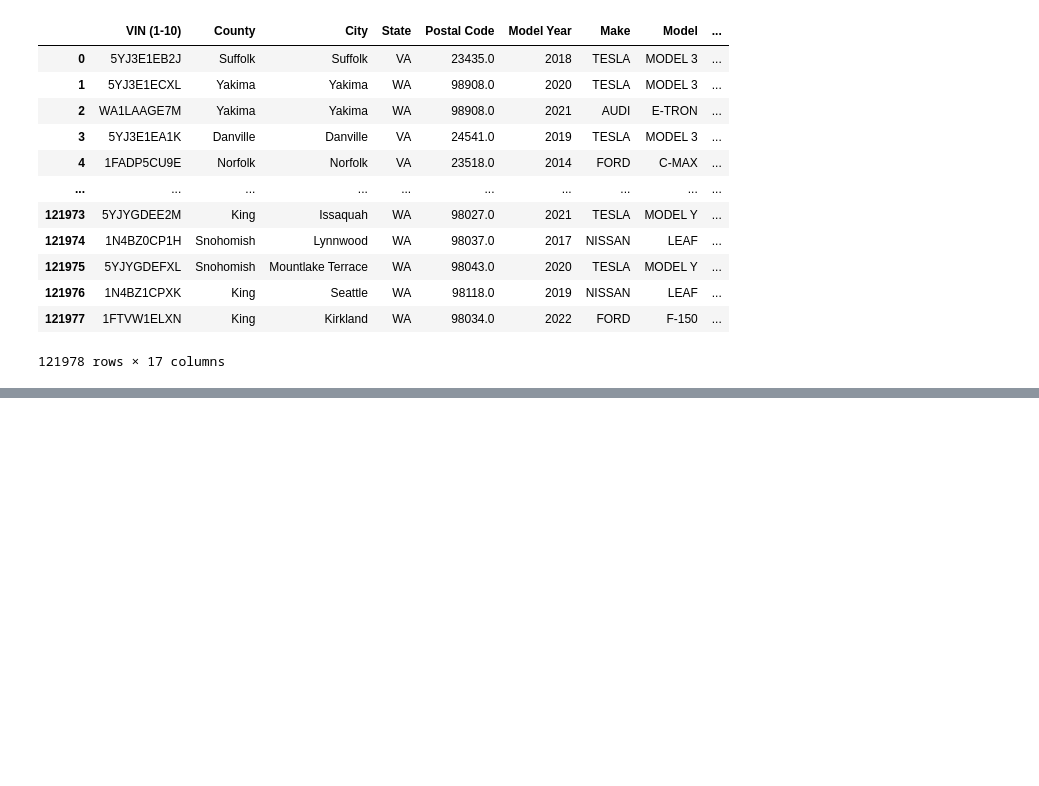
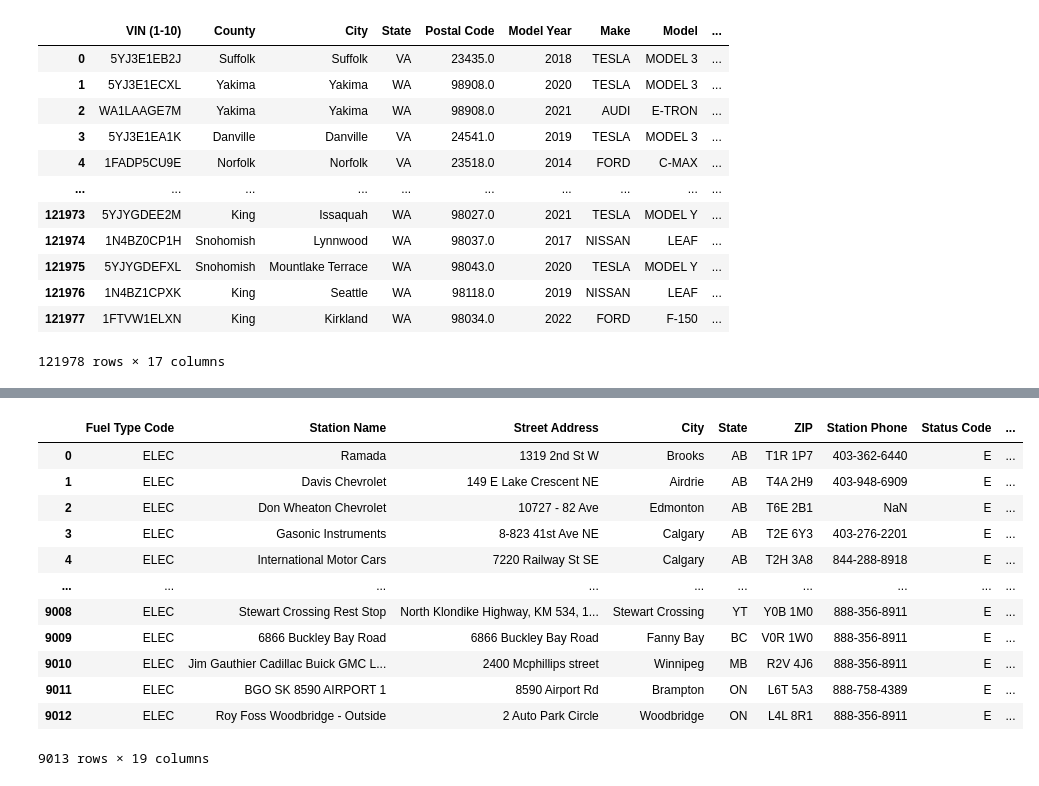
Before and after one commit to HarshDave707/DAB-103, a Jupyter notebook: dab_103.ipynb, the cells around one changed output, grey strips where cells are left out. Saved outputs shown, nothing was run; the diff lists cells and outputs as text; code cells hidden in the pictures; blank space fills up the shorter version.

```diff
--- a/dab_103.ipynb
+++ b/dab_103.ipynb
@@ -50,0 +112,35 @@ charging_station_vehicle_df
+# %%
+charging_station_vehicle_df.drop(columns=['Intersection Directions', 'Plus4', 'Expected Date',
+                                          'Groups With Access Code', 'Cards Accepted', 'BD Blends',
+                                          'NG Fill Type Code', 'NG PSI', 'EV Other Info',
+                                          'EV Network', 'EV Network Web', 'Date Last Confirmed',
+                                          'Updated At', 'Federal Agency ID', 'Federal Agency Name',
+                                          'Open Date', 'Hydrogen Status Link', 'NG Vehicle Class',
+                                          'LPG Primary', 'E85 Blender Pump', 'Intersection Directions (French)',
+                                          'Access Days Time (French)', 'BD Blends (French)', 'Groups With Access Code (French)',
+                                          'Hydrogen Is Retail', 'Access Code', 'Access Detail Code',
+                                          'Federal Agency Code', 'Facility Type', 'CNG Dispenser Num',
+                                          'CNG On-Site Renewable Source', 'CNG Total Compression Capacity',
+                                          'CNG Storage Capacity', 'LNG On-Site Renewable Source',
+                                          'E85 Other Ethanol Blends', 'EV Pricing', 'EV Pricing (French)',
+                                          'LPG Nozzle Types', 'Hydrogen Pressures', 'Hydrogen Standards',
+                                          'CNG Fill Type Code', 'CNG PSI', 'CNG Vehicle Class', 'LNG Vehicle Class',
+                                          'EV On-Site Renewable Source', 'Restricted Access', 'RD Blends',
+                                          'RD Blends (French)', 'RD Blended with Biodiesel', 'RD Maximum Biodiesel Level',
+                                          'NPS Unit Name'], inplace=True)
+# %%
+charging_station_vehicle_df
+# %% [output]
+|  | Fuel Type Code | Station Name | Street Address | City | State | ZIP | Station Phone | Status Code | ... |
+| 0 | ELEC | Ramada | 1319 2nd St W | Brooks | AB | T1R 1P7 | 403-362-6440 | E | ... |
+| 1 | ELEC | Davis Chevrolet | 149 E Lake Crescent NE | Airdrie | AB | T4A 2H9 | 403-948-6909 | E | ... |
+| 2 | ELEC | Don Wheaton Chevrolet | 10727 - 82 Ave | Edmonton | AB | T6E 2B1 | NaN | E | ... |
+| 3 | ELEC | Gasonic Instruments | 8-823 41st Ave NE | Calgary | AB | T2E 6Y3 | 403-276-2201 | E | ... |
+| 4 | ELEC | International Motor Cars | 7220 Railway St SE | Calgary | AB | T2H 3A8 | 844-288-8918 | E | ... |
+| ... | ... | ... | ... | ... | ... | ... | ... | ... | ... |
+| 9008 | ELEC | Stewart Crossing Rest Stop | North Klondike Highway, KM 534, 1... | Stewart Crossing | YT | Y0B 1M0 | 888-356-8911 | E | ... |
+| 9009 | ELEC | 6866 Buckley Bay Road | 6866 Buckley Bay Road | Fanny Bay | BC | V0R 1W0 | 888-356-8911 | E | ... |
+| 9010 | ELEC | Jim Gauthier Cadillac Buick GMC L... | 2400 Mcphillips street | Winnipeg | MB | R2V 4J6 | 888-356-8911 | E | ... |
+| 9011 | ELEC | BGO SK 8590 AIRPORT 1 | 8590 Airport Rd | Brampton | ON | L6T 5A3 | 888-758-4389 | E | ... |
+| 9012 | ELEC | Roy Foss Woodbridge - Outside | 2 Auto Park Circle | Woodbridge | ON | L4L 8R1 | 888-356-8911 | E | ... |
+9013 rows × 19 columns
```
Also changed, not shown: parts of 13 cells of this notebook.
